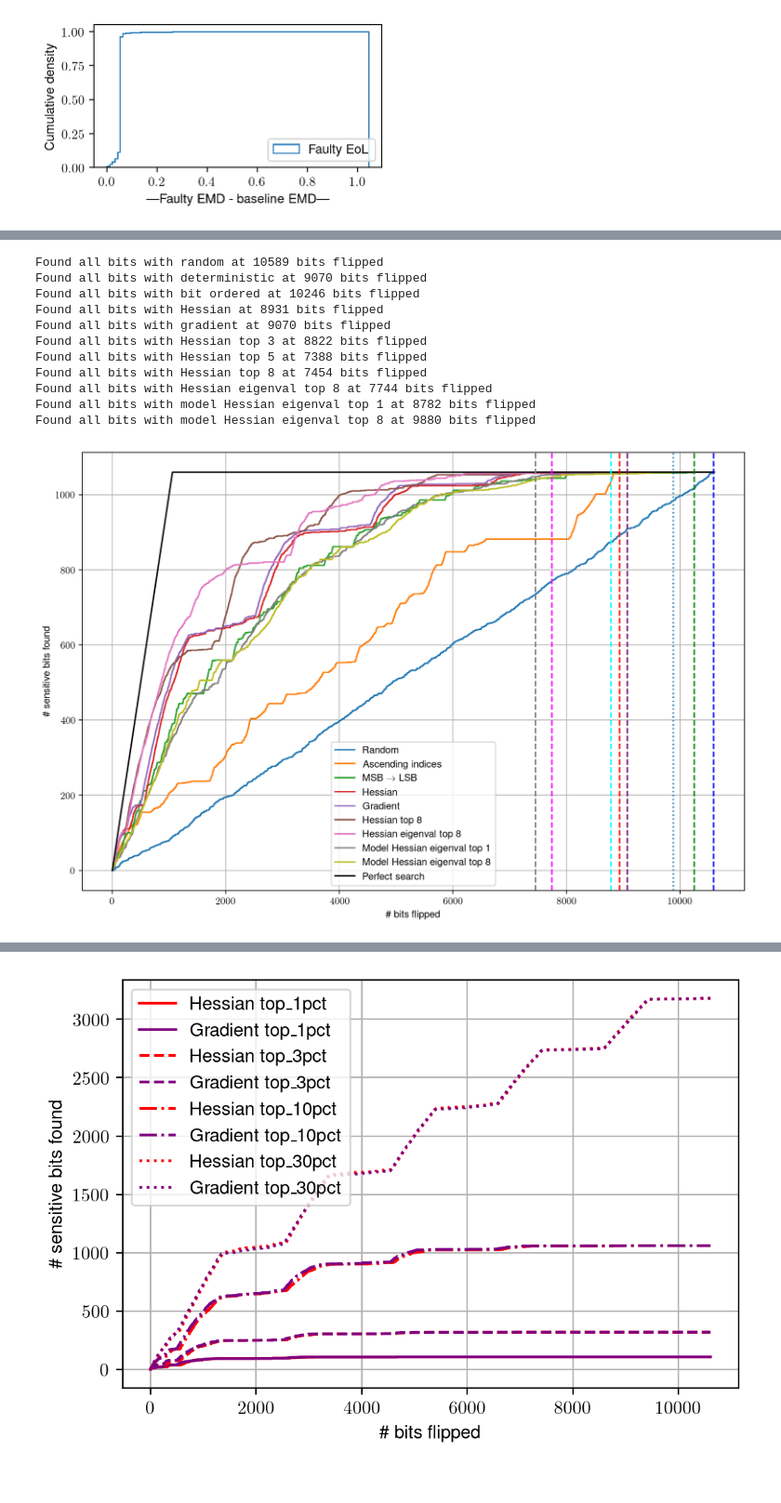
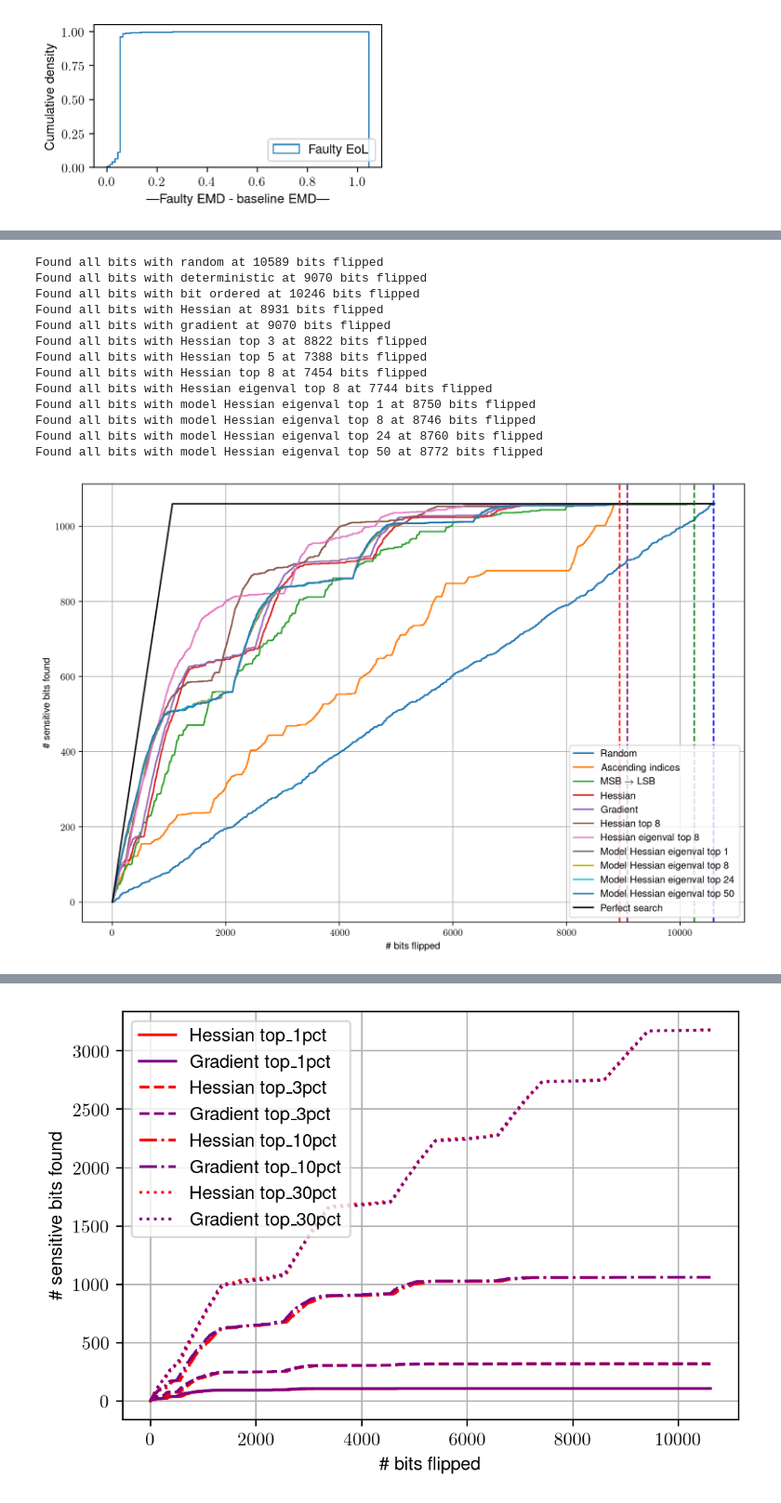
Before and after one commit to oliviaweng/fastml-science, a Jupyter notebook: sensor-data-compression/hessian-analysis/plot_paramater_ranking.ipynb, the cells around one changed output, grey strips where cells are left out. Shown at 93% size. Cells and saved outputs as stored; diff of their text form; code cells hidden in the pictures.

Commit message:
fix bug in hessian ranking script. before I was running it on the beginning of life model, which is wrong. now it is running on the end of life model like it should

```diff
--- a/sensor-data-compression/hessian-analysis/plot_paramater_ranking.ipynb
+++ b/sensor-data-compression/hessian-analysis/plot_paramater_ranking.ipynb
@@ -121,7 +121,7 @@ def convert_param_ranking_to_bit_ranking(param_ranking, param_score):
             bit_level_rank.append(bit_idx + j)
     print(len(bit_level_rank))
     # Sort from MSB to LSB
-    # bit_level_rank = sort_bits_MSB_to_LSB(bit_level_rank)
+    bit_level_rank = sort_bits_MSB_to_LSB(bit_level_rank)
     return bit_level_rank
 
 def layer_convert_param_ranking_to_bit_ranking(conv_param_ranking, conv_param_score, dense_param_ranking, dense_param_score, threshold=0.01):
@@ -230,6 +230,12 @@ model_hessian_eigenval_rank_top24 = convert_param_ranking_to_bit_ranking(
     model_hess_eigenval_rank_top24, model_hess_eigenval_score_top24
 )
 
+# Parse (top 50) model-wide hessian ranking (eigenvalue included in score) file
+model_hess_eigenval_rank_top50, model_hess_eigenval_score_top50 = parse_ranking_file('top50_hess_eigenval_ranking.txt')
+model_hessian_eigenval_rank_top50 = convert_param_ranking_to_bit_ranking(
+    model_hess_eigenval_rank_top50, model_hess_eigenval_score_top50
+)
+
 print(f"Hessian rank: {hessian_rank[:15]}")
 print(f"Hessian top 3 rank: {hessian_rank_top3[:15]}")
 print(f"Hessian top 5 rank: {hessian_rank_top5[:15]}")
@@ -239,6 +245,7 @@ print(f"Gradient rank: {gradient_rank[:15]}")
 print(f"Model-wide Hessian top 1 eigenval rank: {model_hessian_eigenval_rank_top1[:15]}")
 print(f"Model-wide Hessian top 8 eigenval rank: {model_hessian_eigenval_rank_top8[:15]}")
 print(f"Model-wide Hessian top 24 eigenval rank: {model_hessian_eigenval_rank_top24[:15]}")
+print(f"Model-wide Hessian top 50 eigenval rank: {model_hessian_eigenval_rank_top50[:15]}")
 # %% [output]
 100
 190
@@ -275,6 +291,8 @@ deterministic_found = []
 hessian_eigenval_top8_found = []
 model_hessian_eigenval_top1_found = []
 model_hessian_eigenval_top8_found = []
+model_hessian_eigenval_top24_found = []
+model_hessian_eigenval_top50_found = []
 for i in range(NUM_BITS):
     if random_bit_indices[i] in top_k_bit_indices:
         random_found.append(1)
@@ -320,6 +338,14 @@ for i in range(NUM_BITS):
         model_hessian_eigenval_top8_found.append(1)
     if model_hessian_eigenval_rank_top8[i] not in top_k_bit_indices:
         model_hessian_eigenval_top8_found.append(0)
+    if model_hessian_eigenval_rank_top24[i] in top_k_bit_indices:
+        model_hessian_eigenval_top24_found.append(1)
+    if model_hessian_eigenval_rank_top24[i] not in top_k_bit_indices:
+        model_hessian_eigenval_top24_found.append(0)
+    if model_hessian_eigenval_rank_top50[i] in top_k_bit_indices:
+        model_hessian_eigenval_top50_found.append(1)
+    if model_hessian_eigenval_rank_top50[i] not in top_k_bit_indices:
+        model_hessian_eigenval_top50_found.append(0)
 random_found = np.cumsum(np.array(random_found))
 random_all_bits_found = np.argwhere(random_found == NUM_TOP_K_BIT_INDICES)[0][0]
 print(f"Found all bits with random at {random_all_bits_found} bits flipped")
@@ -353,6 +379,12 @@ print(f"Found all bits with model Hessian eigenval top 1 at {model_hess_eigenval
 model_hessian_eigenval_top8_found = np.cumsum(np.array(model_hessian_eigenval_top8_found))
 model_hess_eigenval_top8_all_bits_found = np.argwhere(model_hessian_eigenval_top8_found == NUM_TOP_K_BIT_INDICES)[0][0]
 print(f"Found all bits with model Hessian eigenval top 8 at {model_hess_eigenval_top8_all_bits_found} bits flipped")
+model_hessian_eigenval_top24_found = np.cumsum(np.array(model_hessian_eigenval_top24_found))
+model_hess_eigenval_top24_all_bits_found = np.argwhere(model_hessian_eigenval_top24_found == NUM_TOP_K_BIT_INDICES)[0][0]
+print(f"Found all bits with model Hessian eigenval top 24 at {model_hess_eigenval_top24_all_bits_found} bits flipped")
+model_hessian_eigenval_top50_found = np.cumsum(np.array(model_hessian_eigenval_top50_found))
+model_hess_eigenval_top50_all_bits_found = np.argwhere(model_hessian_eigenval_top50_found == NUM_TOP_K_BIT_INDICES)[0][0]
+print(f"Found all bits with model Hessian eigenval top 50 at {model_hess_eigenval_top50_all_bits_found} bits flipped")
 
 perfect_search = np.concatenate((
     np.arange(NUM_TOP_K_BIT_INDICES),
@@ -368,41 +400,45 @@ ax.plot(np.arange(NUM_BITS), hessian_found, label='Hessian')
 ax.plot(np.arange(NUM_BITS), grad_found, label='Gradient')
 # ax.plot(np.arange(NUM_BITS), hessian_top3_found, label='Hessian top 3')
 # ax.plot(np.arange(NUM_BITS), hessian_top5_found, label='Hessian top 5')
 ax.plot(np.arange(NUM_BITS), hessian_top8_found, label='Hessian top 8')
 ax.plot(np.arange(NUM_BITS), hessian_eigenval_top8_found, label='Hessian eigenval top 8')
 ax.plot(np.arange(NUM_BITS), model_hessian_eigenval_top1_found, label='Model Hessian eigenval top 1')
 ax.plot(np.arange(NUM_BITS), model_hessian_eigenval_top8_found, label='Model Hessian eigenval top 8')
+ax.plot(np.arange(NUM_BITS), model_hessian_eigenval_top24_found, label='Model Hessian eigenval top 24')
+ax.plot(np.arange(NUM_BITS), model_hessian_eigenval_top50_found, label='Model Hessian eigenval top 50')
 ax.plot(np.arange(NUM_BITS), perfect_search, color='black', label='Perfect search')
 ax.set_xlabel('\# bits flipped')
 ax.set_ylabel('\# sensitive bits found')
-# ax.set_xlim([0, 360])
+# ax.set_xlim([0, 2000])
 ax.legend()
 ax.grid()
 plt.axvline(x=random_all_bits_found, color='blue', linestyle='--')
 plt.axvline(x=deterministic_all_bits_found, color='orange', linestyle='--')
 plt.axvline(x=bit_ordered_all_bits_found, color='green', linestyle='--')
 plt.axvline(x=hess_all_bits_found, color='red', linestyle='--')
 plt.axvline(x=grad_all_bits_found, color='purple', linestyle='--')
 # plt.axvline(x=hess_top3_all_bits_found, color='brown', linestyle='--')
 # plt.axvline(x=hess_top5_all_bits_found, color='pink', linestyle='--')
-plt.axvline(x=hess_top8_all_bits_found, color='gray', linestyle='--')
-plt.axvline(x=hess_eigenval_top8_all_bits_found, color='magenta', linestyle='--')
-plt.axvline(x=model_hess_eigenval_top1_all_bits_found, color='cyan', linestyle='--')
-plt.axvline(x=model_hess_eigenval_top8_all_bits_found, linestyle=':')
+# plt.axvline(x=hess_top8_all_bits_found, color='gray', linestyle='--')
+# plt.axvline(x=hess_eigenval_top8_all_bits_found, color='magenta', linestyle='--')
+# plt.axvline(x=model_hess_eigenval_top1_all_bits_found, color='cyan', linestyle='--')
+# plt.axvline(x=model_hess_eigenval_top8_all_bits_found, linestyle=':')
 plt.savefig(f'plots/fault_sensitivity_ranking_{TOP_K_LABEL}.pdf', dpi=300, bbox_inches='tight')
 # %% [output]
 Found all bits with random at 10589 bits flipped
 Found all bits with deterministic at 9070 bits flipped
 Found all bits with bit ordered at 10246 bits flipped
 Found all bits with Hessian at 8931 bits flipped
 Found all bits with gradient at 9070 bits flipped
 Found all bits with Hessian top 3 at 8822 bits flipped
 Found all bits with Hessian top 5 at 7388 bits flipped
 Found all bits with Hessian top 8 at 7454 bits flipped
 Found all bits with Hessian eigenval top 8 at 7744 bits flipped
-Found all bits with model Hessian eigenval top 1 at 8782 bits flipped
-Found all bits with model Hessian eigenval top 8 at 9880 bits flipped
+Found all bits with model Hessian eigenval top 1 at 8750 bits flipped
+Found all bits with model Hessian eigenval top 8 at 8746 bits flipped
+Found all bits with model Hessian eigenval top 24 at 8760 bits flipped
+Found all bits with model Hessian eigenval top 50 at 8772 bits flipped
-[figure, old version]
+[figure, new version]
 # %%
 # Delta EMD ranking
 grad_delta_emd = []
```
Also changed, not shown: parts of 2 cells of this notebook, 13 other files.
